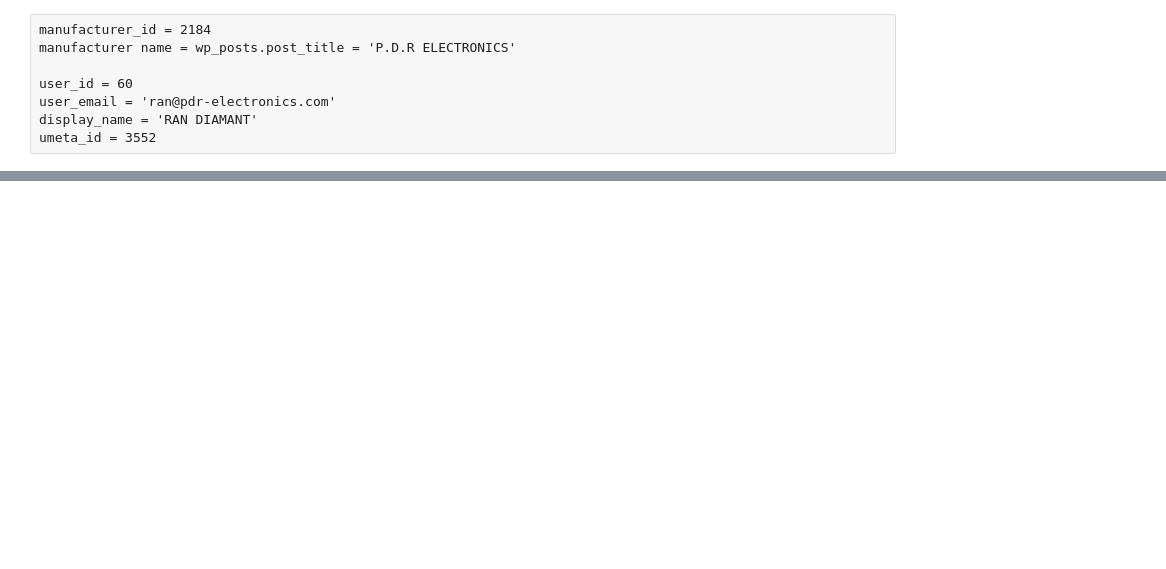
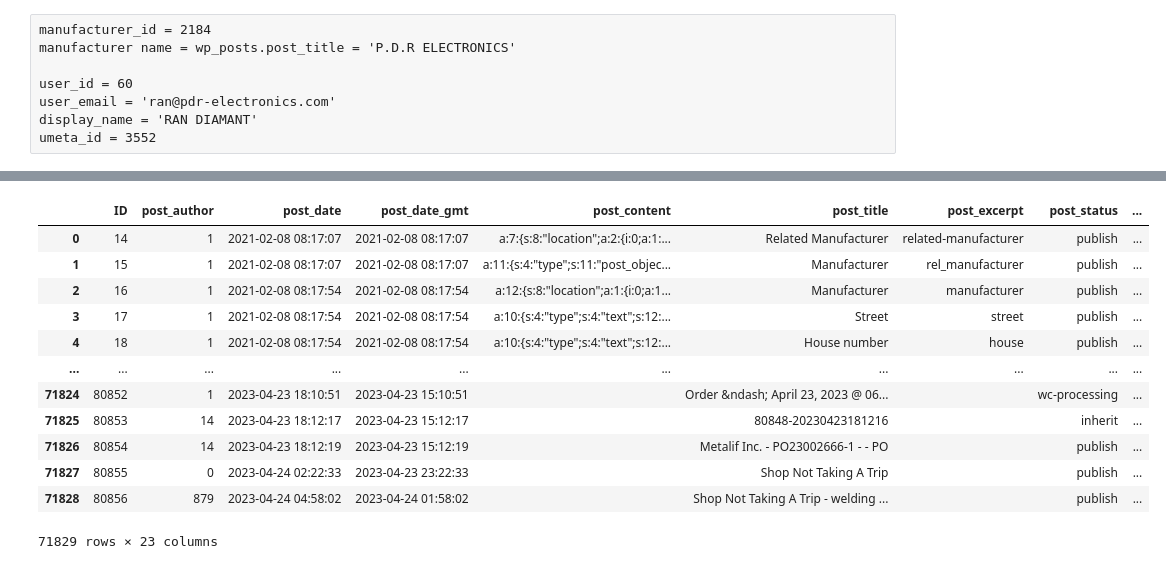
Before and after one commit to ophir-friedler/manufuture, a Jupyter notebook: manu_python/High_level_stats.ipynb, the cells around one changed output, grey strips where cells are left out. Saved outputs shown, nothing was run; the diff lists cells and outputs as text; code cells hidden in the pictures; blank space fills up the shorter version.

```diff
--- a/manu_python/High_level_stats.ipynb
+++ b/manu_python/High_level_stats.ipynb
@@ -351,0 +179,2 @@ searchString("Metalif")
+# %%
+wp_posts = all_tables_df['wp_posts']
@@ -351,0 +280,16 @@ searchString("Metalif")
+# %%
+wp_posts
+# %% [output]
+|  | ID | post_author | post_date | post_date_gmt | post_content | post_title | post_excerpt | post_status | ... |
+| 0 | 14 | 1 | 2021-02-08 08:17:07 | 2021-02-08 08:17:07 | a:7:{s:8:"location";a:2:{i:0;a:1:... | Related Manufacturer | related-manufacturer | publish | ... |
+| 1 | 15 | 1 | 2021-02-08 08:17:07 | 2021-02-08 08:17:07 | a:11:{s:4:"type";s:11:"post_objec... | Manufacturer | rel_manufacturer | publish | ... |
+| 2 | 16 | 1 | 2021-02-08 08:17:54 | 2021-02-08 08:17:54 | a:12:{s:8:"location";a:1:{i:0;a:1... | Manufacturer | manufacturer | publish | ... |
+| 3 | 17 | 1 | 2021-02-08 08:17:54 | 2021-02-08 08:17:54 | a:10:{s:4:"type";s:4:"text";s:12:... | Street | street | publish | ... |
+| 4 | 18 | 1 | 2021-02-08 08:17:54 | 2021-02-08 08:17:54 | a:10:{s:4:"type";s:4:"text";s:12:... | House number | house | publish | ... |
+| ... | ... | ... | ... | ... | ... | ... | ... | ... | ... |
+| 71824 | 80852 | 1 | 2023-04-23 18:10:51 | 2023-04-23 15:10:51 |  | Order &ndash; April 23, 2023 @ 06... |  | wc-processing | ... |
+| 71825 | 80853 | 14 | 2023-04-23 18:12:17 | 2023-04-23 15:12:17 |  | 80848-20230423181216 |  | inherit | ... |
+| 71826 | 80854 | 14 | 2023-04-23 18:12:19 | 2023-04-23 15:12:19 |  | Metalif Inc. - PO23002666-1 - - PO |  | publish | ... |
+| 71827 | 80855 | 0 | 2023-04-24 02:22:33 | 2023-04-23 23:22:33 |  | Shop Not Taking A Trip |  | publish | ... |
+| 71828 | 80856 | 879 | 2023-04-24 04:58:02 | 2023-04-24 01:58:02 |  | Shop Not Taking A Trip - welding ... |  | publish | ... |
+71829 rows × 23 columns
```
Also changed, not shown: parts of 43 cells of this notebook, 3 other files.
